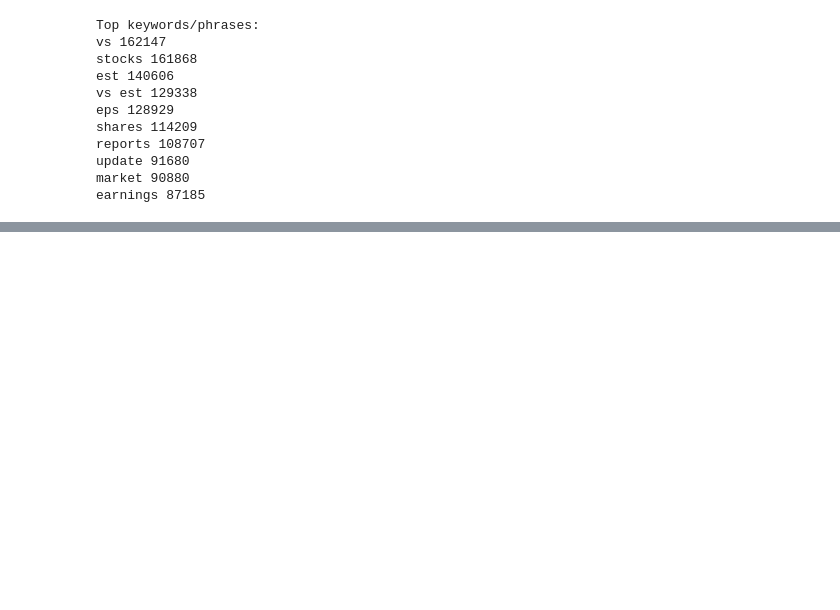
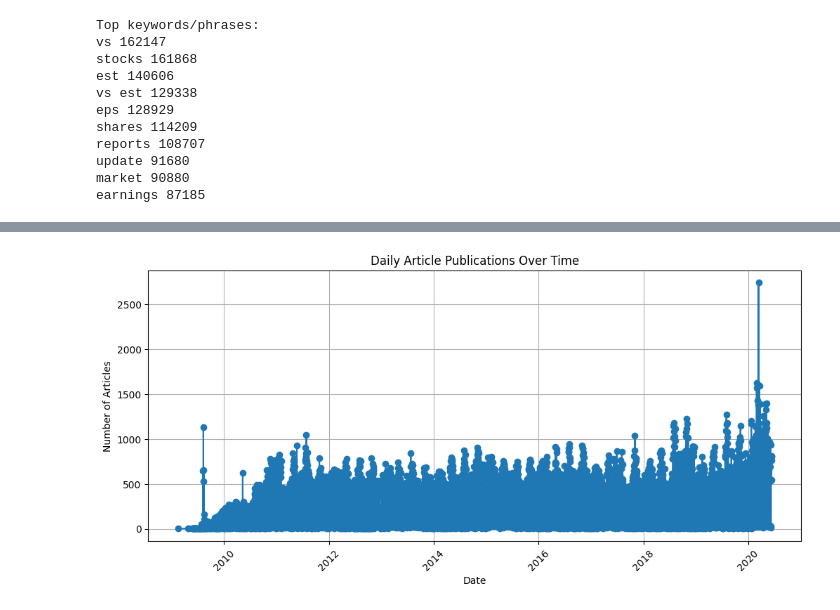
Before and after one commit to wakgariR/Financial-News-and-Stock-Price-week1, a Jupyter notebook: notebooks/sentiment-analysis.ipynb, the cells around one changed output, grey strips where cells are left out. Drawn from its saved outputs; the diff is of its cells as text; code cells hidden in the pictures; blank space fills up the shorter version.

```diff
--- a/notebooks/sentiment-analysis.ipynb
+++ b/notebooks/sentiment-analysis.ipynb
@@ -77,7 +78,7 @@ df["headline"] = df["headline"].astype(str)
 # %%
 # Converte date column to datetime
 if 'date' in df.columns:
-    df['date'] = pd.to_datetime(df["date"], format="ISO8601", utc=True)
+    df['date'] = pd.to_datetime(df['date'],format='mixed', utc=True)
     print(f"Date type is now {df["date"].dtype}")
 
     #coverte the index to date
@@ -259,0 +243,6 @@ set 19280
+# %%
+# Normalize index to get dates only and count occurrences
+daily_counts = df.index.normalize().value_counts().sort_index().reset_index()
+daily_counts.columns = ['date', 'article_count']
+
+daily_counts.head()
@@ -259,0 +256,12 @@ set 19280
+# %%
+
+plt.figure(figsize=(12,5))
+plt.plot(daily_counts['date'], daily_counts['article_count'], marker='o')
+plt.title('Daily Article Publications Over Time')
+plt.xlabel('Date')
+plt.ylabel('Number of Articles')
+plt.xticks(rotation=45)
+plt.grid(True)
+plt.show()
+# %% [output]
+[figure, added]
```
Also changed, not shown: parts of 16 cells of this notebook.
